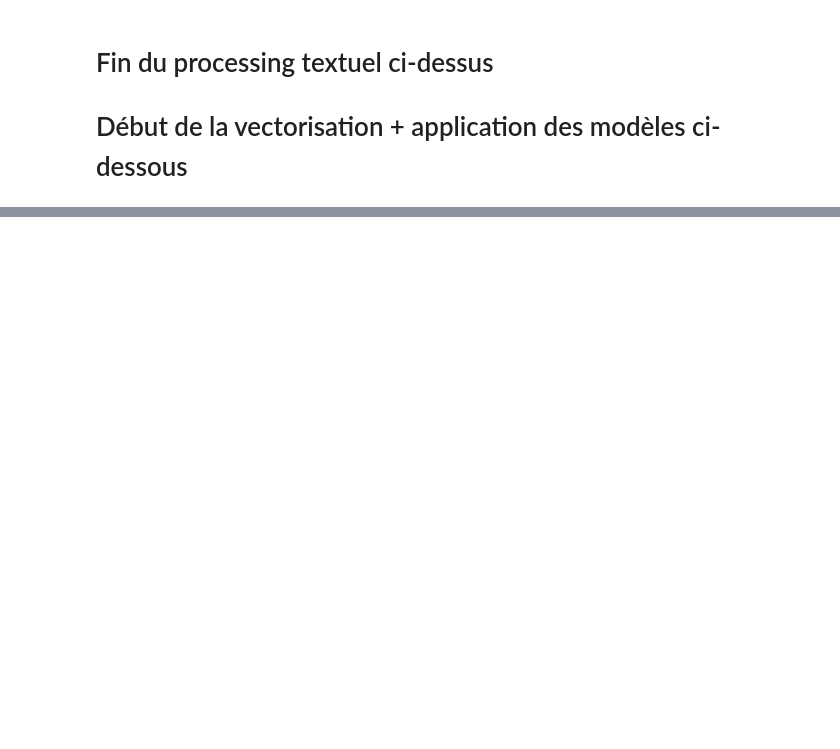
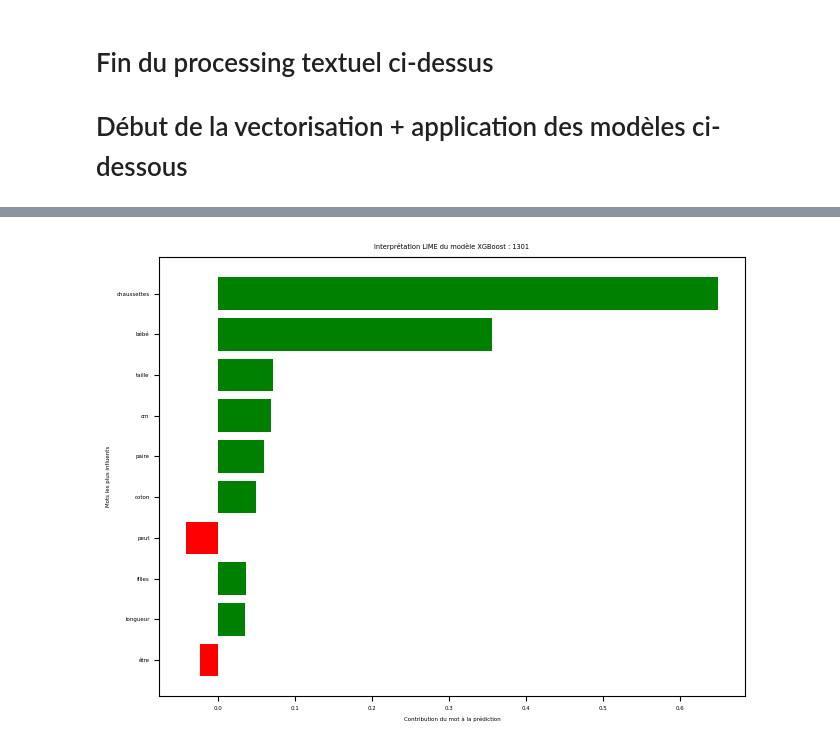
Before and after one commit to YacineA7/Rakuten-MLE-DEC25, a Jupyter notebook: notebooks/XGBoost_model.ipynb, the cells around one changed output, grey strips where cells are left out. Cells and saved outputs as stored; diff of their text form; code cells hidden in the pictures; blank space fills up the shorter version.

```diff
--- a/notebooks/XGBoost_model.ipynb
+++ b/notebooks/XGBoost_model.ipynb
@@ -348,0 +286,34 @@ weighted avg      0.818     0.806     0.809     16984
+# %%
+# Initialisation de LIME pour les explications du modèle XGBoost
+
+def predict_proba_text(texts): # Fonction de prédiction de probabilité pour LIME, adaptée au format d'entrée de LIME
+    return xgb_clf.predict_proba(tfidf.transform(texts))
+
+# Récupération des noms de classes pour LIME
+class_names = le.classes_.astype(str).tolist() # Récupération des noms de classes à partir du LabelEncoder pour LIME
+explainer = LimeTextExplainer(class_names=class_names) # Initialisation de LIME avec les noms de classes
+
+idx = 0 # Index du texte à expliquer dans l'ensemble de test
+texte_a_expliquer = X_test.iloc[idx] # Récupération du texte à expliquer à partir de l'ensemble de test
+
+# Explication de la prédiction pour le texte sélectionné
+exp = explainer.explain_instance(
+    texte_a_expliquer,
+    predict_proba_text,
+    num_features=10,
+    top_labels=1
+)
+
+pred_class = xgb_clf.predict(tfidf.transform([texte_a_expliquer]))[0] # Prédiction de la classe pour le texte sélectionné
+pred_label = le.inverse_transform([pred_class])[0] # Récupération du nom de la classe prédite à partir de l'index de classe
+
+# Affichage de l'explication LIME pour la classe prédite
+fig = exp.as_pyplot_figure(label=pred_class)
+plt.title(f"Interprétation LIME du modèle XGBoost : {pred_label}")
+plt.tight_layout()
+plt.xlabel("Contribution du mot à la prédiction")
+plt.ylabel("Mots les plus influents")
+plt.savefig("../reports/figures/lime_XGB_interpretation.png", dpi=150, bbox_inches="tight")
+plt.show()
+# %% [output]
+[figure, added]
```
Also changed, not shown: parts of 8 cells of this notebook, 22 other files.
